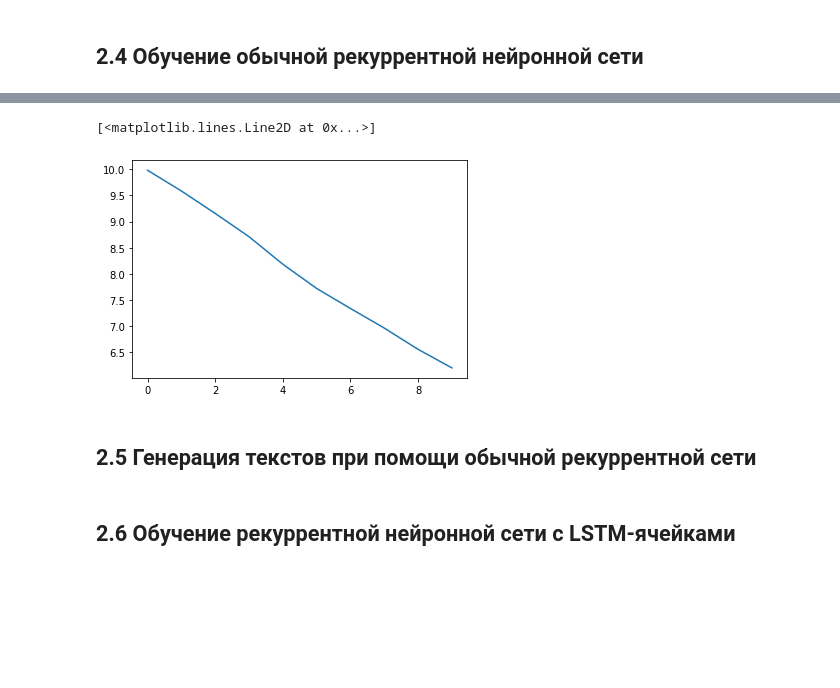
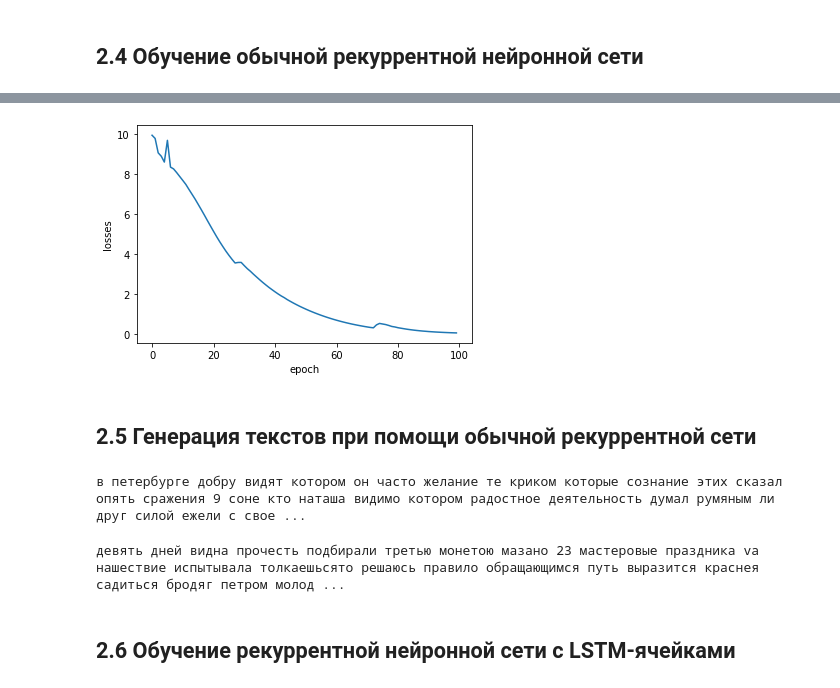
Before and after one commit to DarthBarada/MachineLearning, a Jupyter notebook: hw03/hw_03.ipynb, the cells around one changed output, grey strips where cells are left out. Drawn from its saved outputs; the diff is of its cells as text; code cells hidden in the pictures; blank space fills up the shorter version.

```diff
--- a/hw03/hw_03.ipynb
+++ b/hw03/hw_03.ipynb
@@ -791,11 +788,11 @@ def time_since(since):
     return '%dm %ds' % (m, s)
 # %%
 loadAndTrain = False
-n_epochs = 10
+n_epochs = 100
 print_every = 1
 plot_every = 1
-hidden_size = 100
-n_layers = 1
+hidden_size = 128
+n_layers = 3
 lr = 0.015
 
 decoder = RNN(voc_len, hidden_size, voc_len, n_layers, name = 'rnn_1')
@@ -827,11 +839,13 @@ torch.save(decoder.state_dict(), f'./model/{decoder}.dump')
 # %%
 %matplotlib inline
 
 plt.figure()
 plt.plot(all_losses)
+plt.ylabel('losses')
+plt.xlabel('epoch')
+plt.show()
 # %% [output]
-[<matplotlib.lines.Line2D at 0x...>]
-[figure, old version]
+[figure, new version]
 # %% [markdown]
 ## 2.5 Генерация текстов при помощи обычной рекуррентной сети
 # %%
@@ -854,8 +868,18 @@ def evaluate(self, prime_str='this process', predict_len = 100, temperature = 0.
 
 	return prime_str
 # %%
-print(evaluate('в петербурге в это время', 40, temperature = 1))
+print(evaluate(
+	prime_str ='в петербурге',
+	predict_len = 40,
+	temperature = 1))
+# %% [output]
+в петербурге добру видят котором он часто желание те криком которые сознание этих сказал опять сражения 9 соне кто наташа видимо котором радостное деятельность думал румяным ли друг силой ежели с свое ...
 # %%
-print(evaluate('девять дней после оставления москвы', 30, temperature = 1))
+print(evaluate(
+	prime_str ='девять дней',
+	predict_len = 40,
+	temperature = 1))
+# %% [output]
+девять дней видна прочесть подбирали третью монетою мазано 23 мастеровые праздника va нашествие испытывала толкаешьсято решаюсь правило обращающимся путь выразится краснея садиться бродяг петром молод ...
 # %% [markdown]
 ## 2.6 Обучение рекуррентной нейронной сети с LSTM-ячейками
```
Also changed, not shown: parts of 13 cells of this notebook, 1 other file.
